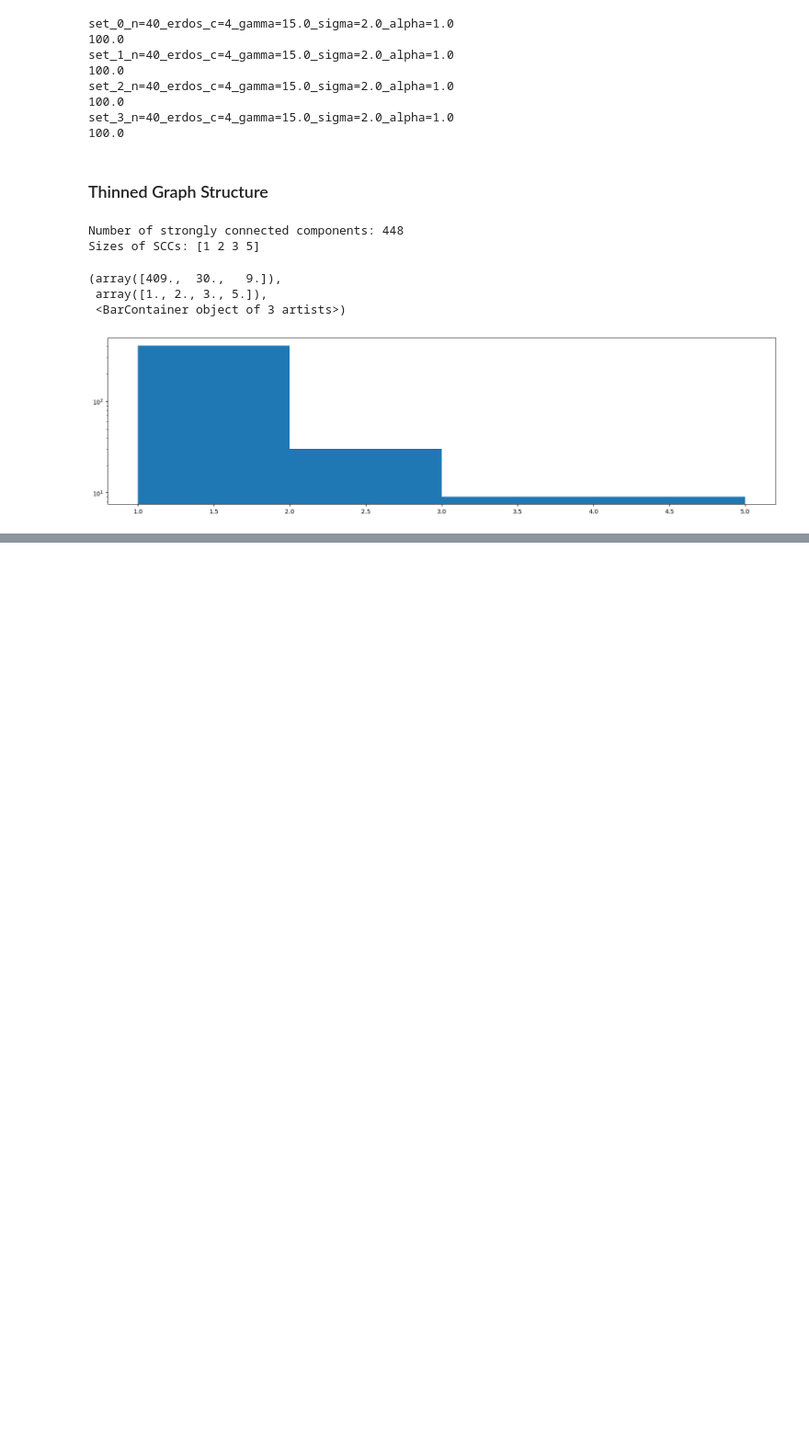
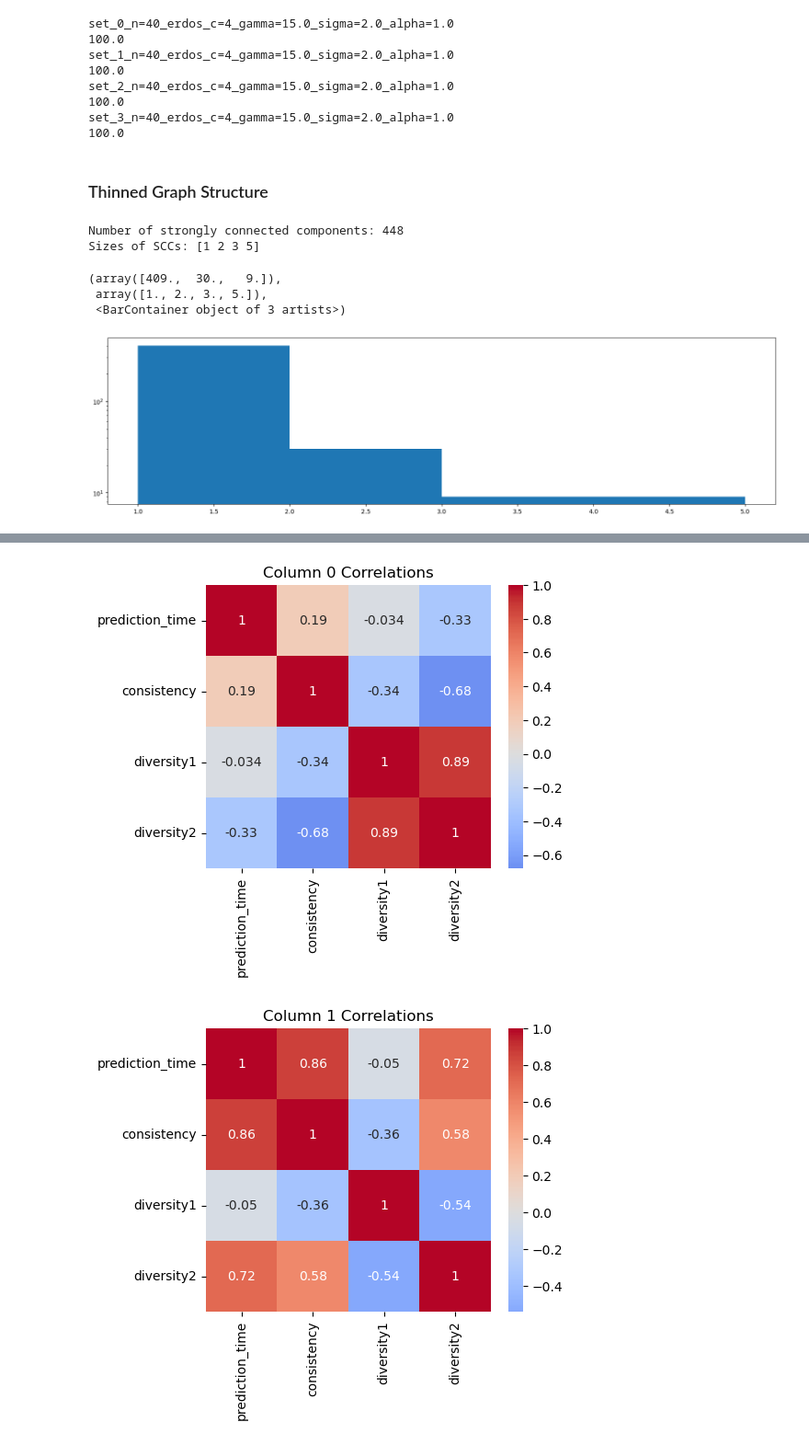
Before and after one commit to seyfdall/Thinned_Rescomp, a Jupyter notebook: scratch.ipynb, the cells around one changed output, grey strips where cells are left out. Shown at 92% size. Saved outputs shown, nothing was run; the diff lists cells and outputs as text; code cells hidden in the pictures; blank space fills up the shorter version.

```diff
--- a/scratch.ipynb
+++ b/scratch.ipynb
@@ -209,0 +298,9 @@ Sizes of SCCs: [1 2 3 5]
+# %%
+for j, cc in enumerate(col_corrs):
+    plt.figure(figsize=(5,4))
+    sns.heatmap(cc, annot=True, cmap="coolwarm", center=0)
+    plt.title(f"Column {j} Correlations")
+    plt.show()
+# %% [output]
+[figure, added]
+[figure, added]
```
Also changed, not shown: parts of 8 cells of this notebook, 2 other files.
